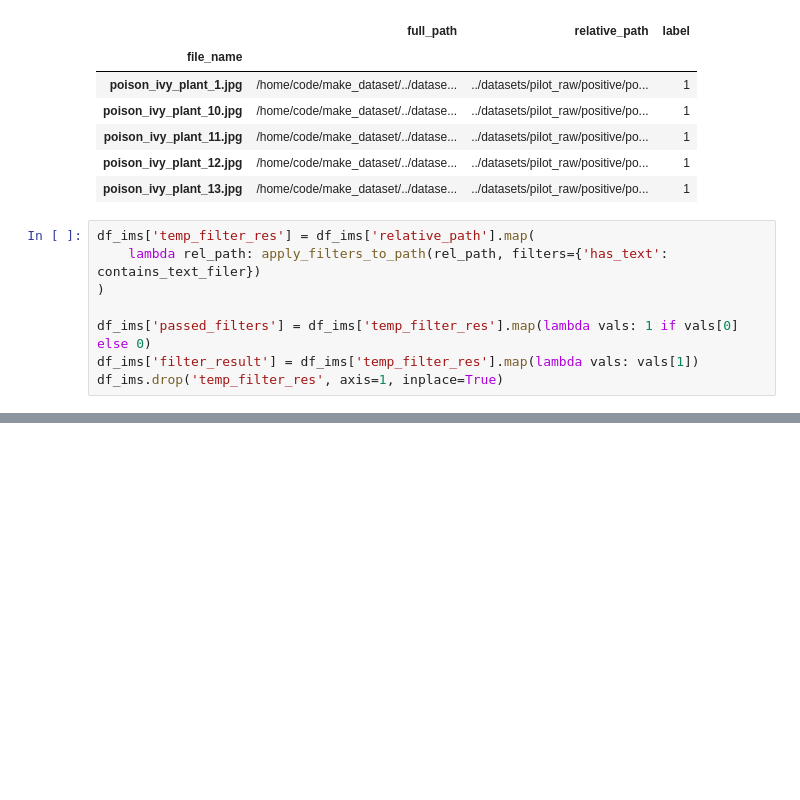
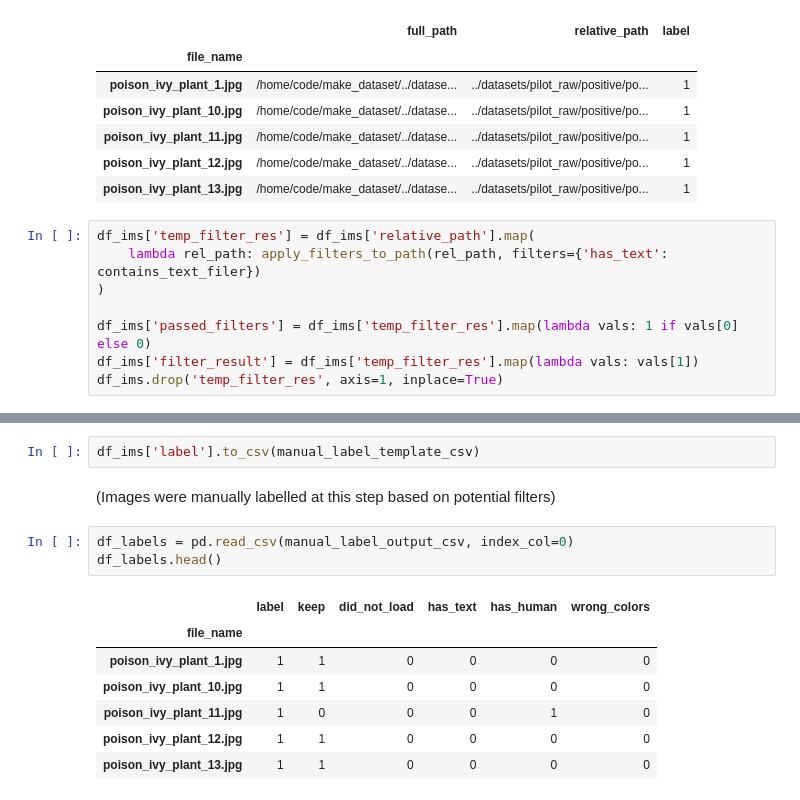
Before and after one commit to KenWronka/poison_ivy_detector, a Jupyter notebook: code/make_dataset/PILOT-2_filter_images.ipynb, the cells around one changed output, grey strips where cells are left out. Drawn from its saved outputs; the diff is of its cells as text; blank space fills up the shorter version.

```diff
--- a/code/make_dataset/PILOT-2_filter_images.ipynb
+++ b/code/make_dataset/PILOT-2_filter_images.ipynb
@@ -188,0 +183,15 @@ df_ims.drop('temp_filter_res', axis=1, inplace=True)
+# %%
+df_ims['label'].to_csv(manual_label_template_csv)
+# %% [markdown]
+(Images were manually labelled at this step based on potential filters)
+# %%
+df_labels = pd.read_csv(manual_label_output_csv, index_col=0)
+df_labels.head()
+# %% [output]
+|  | label | keep | did_not_load | has_text | has_human | wrong_colors |
+| file_name |  |  |  |  |  |  |
+| poison_ivy_plant_1.jpg | 1 | 1 | 0 | 0 | 0 | 0 |
+| poison_ivy_plant_10.jpg | 1 | 1 | 0 | 0 | 0 | 0 |
+| poison_ivy_plant_11.jpg | 1 | 0 | 0 | 0 | 1 | 0 |
+| poison_ivy_plant_12.jpg | 1 | 1 | 0 | 0 | 0 | 0 |
+| poison_ivy_plant_13.jpg | 1 | 1 | 0 | 0 | 0 | 0 |
```
Also changed, not shown: parts of 10 cells of this notebook, 1 other file.
